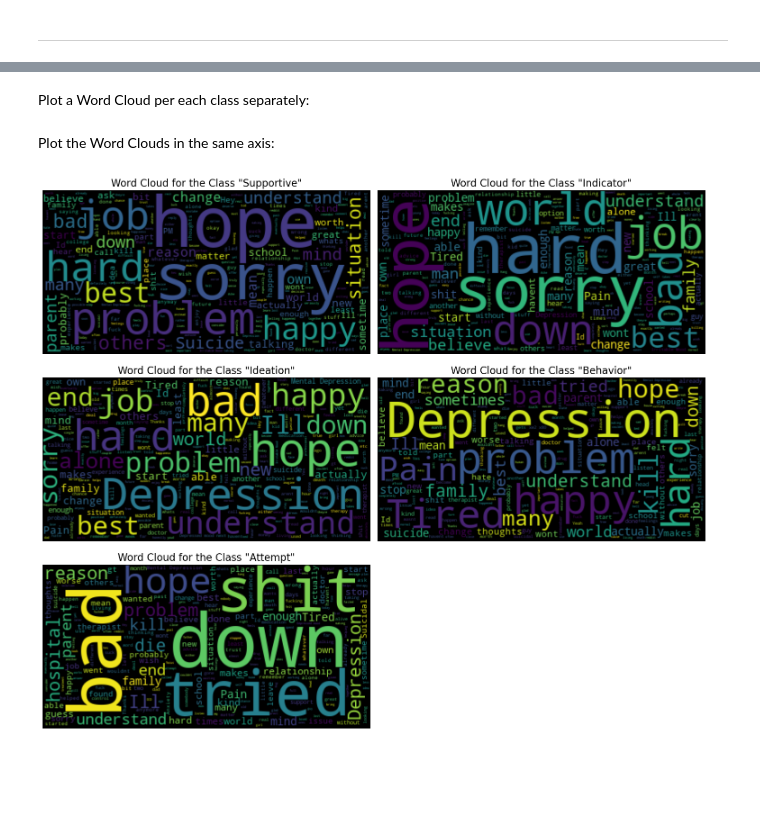
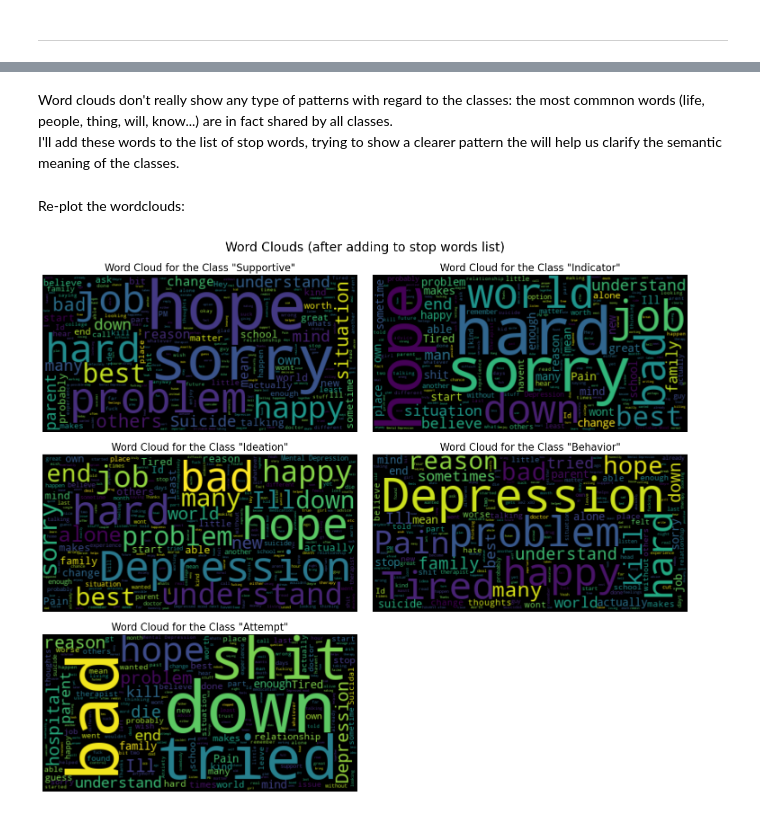
Before and after one commit to SebastianoDenegri/Targeted_Suicide_Intervention, a Jupyter notebook: Reddit_Users_Classification.ipynb, the cells around one changed output, grey strips where cells are left out. Cells and saved outputs as stored; diff of their text form; code cells hidden in the pictures; blank space fills up the shorter version.

Commit message:
finish word cloud analysis

```diff
--- a/Reddit_Users_Classification.ipynb
+++ b/Reddit_Users_Classification.ipynb
@@ -359,3 +357,6 @@ I'll add these words to the list of stop words, trying to show a clearer pattern
+# %% [markdown]
+Word clouds don't really show any type of patterns with regard to the classes: the most commnon words (life, people, thing, will, know...) are in fact shared by all classes.
+I'll add these words to the list of stop words, trying to show a clearer pattern the will help us clarify the semantic meaning of the classes.
 # %%
 #create a stopword object and add to it non-meaningful words or words shared by all classes
 sw = STOPWORDS.copy()
@@ -368,5 +369,3 @@ sw.update(['Im', 'know', 'will', 'dont', 'really', "Ive", 'youre', 'life', 'frie
            'anyone', 'getting', 'post', 'everyone', 'nothing', 'feeling', 'friends', 'years', 'look', 'pretty', 'isnt', 'put',
            'sound', 'got', 'seems', 'away', 'first', 'every', 'try', 'thing', 'let', 'youll', 'youve', 'said', 'u', 'theres',
            'us', 'sounds', 'trying'])
-# %% [markdown]
-Plot a Word Cloud per each class separately:
@@ -455,23 +372,24 @@ plt.show()
-# %% [markdown]
-Plot the Word Clouds in the same axis:
+# %% [markdown]
+Re-plot the wordclouds:
 # %%
 class_list = ['Supportive', 'Indicator', 'Ideation', 'Behavior', 'Attempt']
 i=0
 wc = WordCloud(background_color = 'black', max_words = 2000, stopwords = sw, random_state=96)
 
 fig = plt.figure(figsize=(15,21))
 for l in class_list:
     i+=1
     post = data[data['Label'] == l]['Post']
     txt = ' '.join(post)
     wc.generate(txt)
     plt.subplot(5, 2, i)
     plt.imshow(wc, interpolation="bilinear")
     plt.axis("off")
     plt.title('Word Cloud for the Class "{}"'.format(l), fontsize=16)
 
-plt.tight_layout()
+plt.suptitle('Word Clouds (after adding to stop words list):', fontsize=20)
+plt.tight_layout(pad=2.4)
 plt.show()
 # %% [output]
-[figure, old version]
+[figure, new version]
 # %% [markdown]
```
Also changed, not shown: parts of 17 cells of this notebook.
